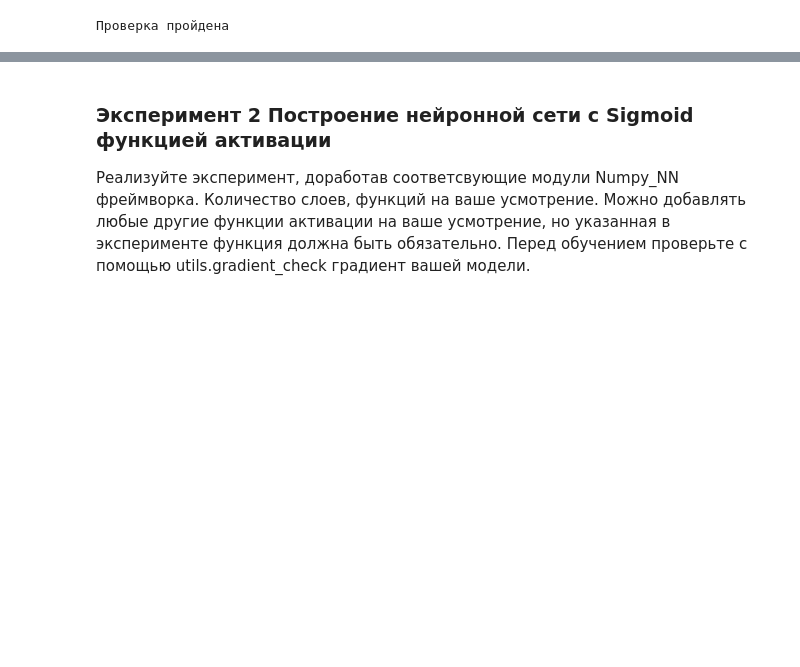
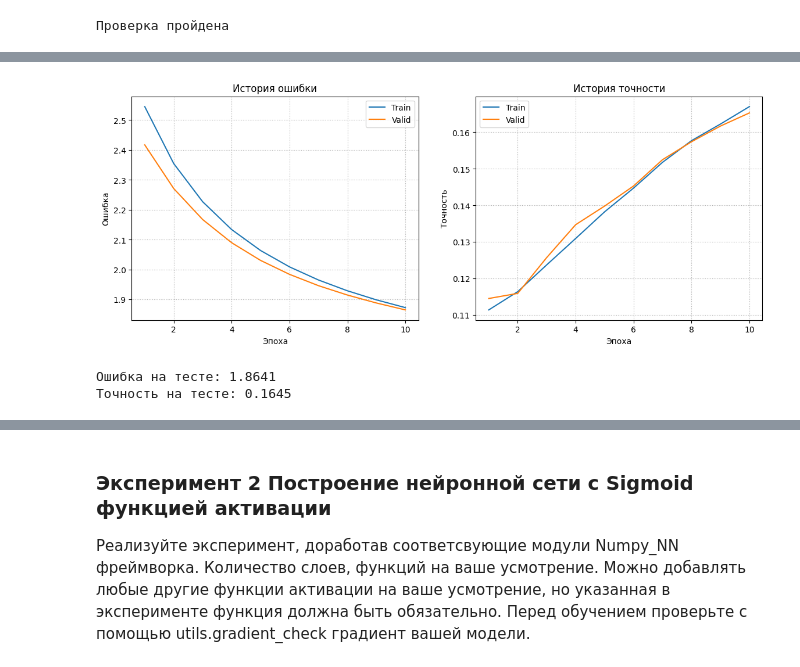
Before and after one commit to kalibri111/tmprep, a Jupyter notebook: Numpy Network/numpy_neural_net_HW.ipynb, the cells around one changed output, grey strips where cells are left out. Cells and saved outputs as stored; diff of their text form; code cells hidden in the pictures; blank space fills up the shorter version.

```diff
--- a/Numpy Network/numpy_neural_net_HW.ipynb
+++ b/Numpy Network/numpy_neural_net_HW.ipynb
@@ -339,3 +339,13 @@ x, y = Dataloader(train_data, batch_size=2).__next__()
 print(f"Проверка{' не пройдена' if not gradient_check(x, y, check_model) else ''} пройдена")
 # %% [output]
 Проверка пройдена
+# %%
+# реальная модель
+relu_model = Sequential(
+    Linear(3072, 768),
+    ReLU(),
+    Linear(768, 64),
+    ReLU(),
+    Linear(64, 10)
+)
+relu_model
@@ -341,0 +360,10 @@ print(f"Проверка{' не пройдена' if not gradient_check(x, y, ch
+# %%
+train_loss_history, valid_loss_history, \
+train_acc_history, valid_acc_history = train(
+    dataset=train_data,
+    model=relu_model,
+    epochs=10,
+    lr=0.001,
+    valid_dataset=valid_data,
+    batch_size=10000,
+    optim_method="GD")
@@ -341,0 +383,22 @@ print(f"Проверка{' не пройдена' if not gradient_check(x, y, ch
+# %%
+viz_utils.plot_learning_curves(train_loss_history, valid_loss_history,
+                                train_acc_history, valid_acc_history)
+# %% [output]
+[figure, added]
+# %%
+test_dataloader = Dataloader(test_data, len(test_data), False)
+relu_model.eval()
+for vecs, labels in test_dataloader:
+    out = relu_model.forward(vecs)
+
+    loss = loss_functions.hinge_loss.hinge_loss(out, labels)
+    test_loss = loss.item()
+
+    pred_labels = np.argmax(out.array, axis=-1)
+    test_acc = np.sum(pred_labels == labels) / len(labels)
+
+print(f"Ошибка на тесте: {test_loss:.4f}")
+print(f"Точность на тесте: {test_acc:.4f}")
+# %% [output]
+Ошибка на тесте: 1.8641
+Точность на тесте: 0.1645
```
Also changed, not shown: parts of 15 cells of this notebook.
